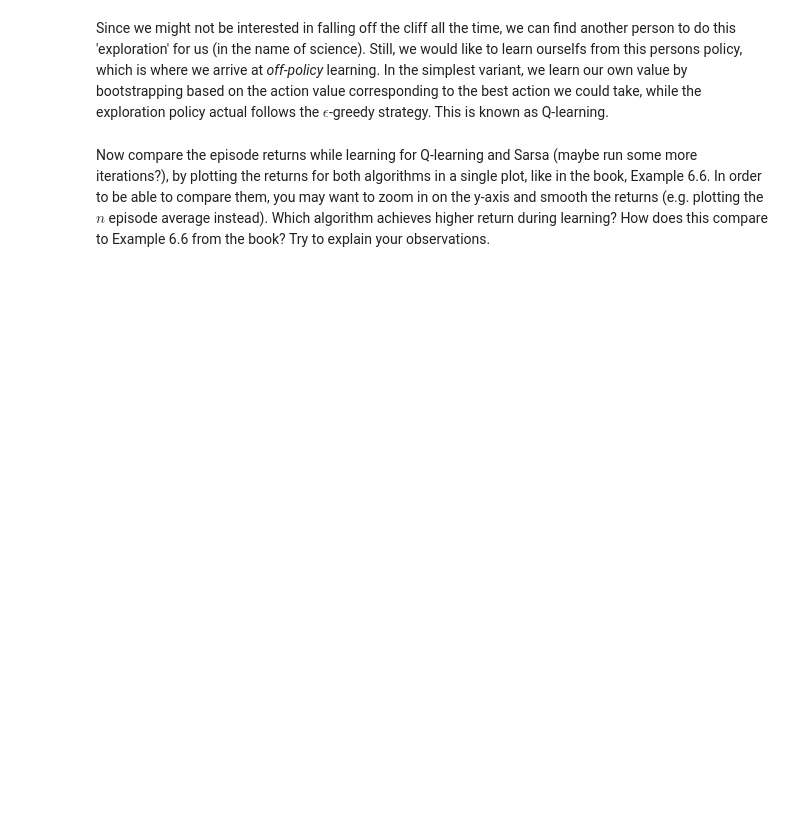
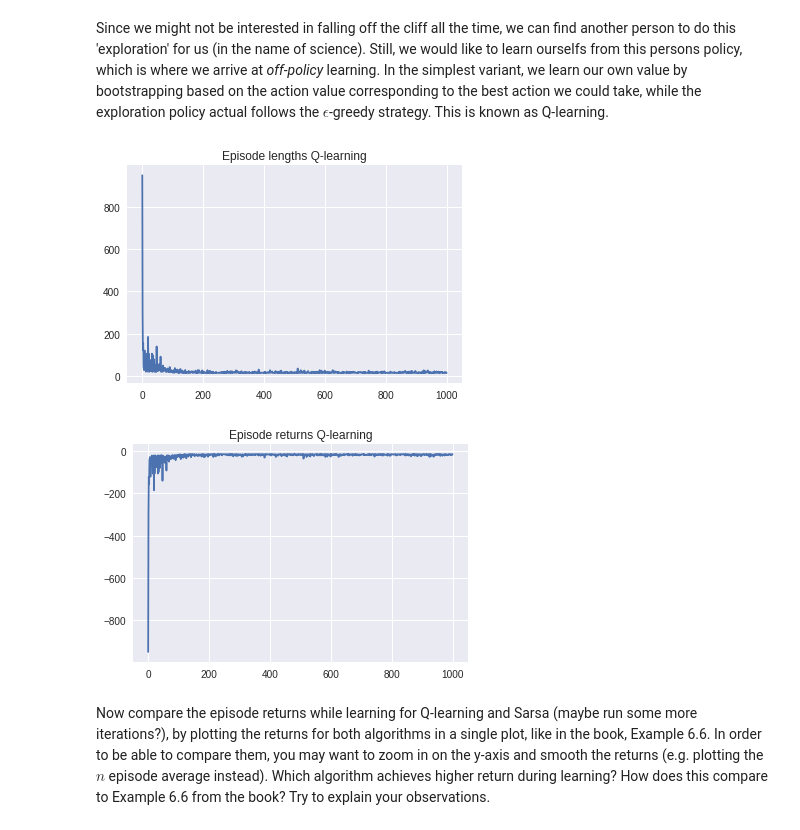
Before and after one commit to askliar/reinforcement-learning, a Jupyter notebook: labs/lab1/lab1_colab.ipynb, the cells around one changed output. Saved outputs shown, nothing was run; the diff lists cells and outputs as text; code cells hidden in the pictures; blank space fills up the shorter version.

```diff
--- a/labs/lab1/lab1_colab.ipynb
+++ b/labs/lab1/lab1_colab.ipynb
@@ -694,37 +877,51 @@ def q_learning(env, num_episodes, discount_factor=1.0, alpha=0.5, epsilon=0.1, Q
         stats is a list of tuples giving the episode lengths and rewards.
     """
 
     # The final action-value function.
     # A nested dictionary that maps state -> (action -> action-value).
     if Q is None:
         Q = defaultdict(lambda: np.zeros(env.action_space.n))
 
     # Keeps track of useful statistics
     stats = []
 
-    # The policy we're following
-    policy = make_epsilon_greedy_policy(Q, epsilon, env.action_space.n)
-
 
     for i_episode in tqdm(range(num_episodes)):
         i = 0
         R = 0
 
-        # YOUR CODE HERE
-        raise NotImplementedError()
+        s = env.reset()
+
+        while True:
+          policy = make_epsilon_greedy_policy(Q, epsilon, env.action_space.n)
+
+          a = np.random.choice(range(env.action_space.n), 1, p=policy(s))[0]
+          s_prime, r, done, _ = env.step(a)
+          i += 1
+          R += r
+          if done:
+            break
+          max_q = np.max(Q[s_prime])
+          Q[s][a] += alpha * (r + discount_factor * max_q - Q[s][a])
+
+          s = s_prime
 
         stats.append((i, R))
+
     episode_lengths, episode_returns = zip(*stats)
     return Q, (episode_lengths, episode_returns)
 
 Q_q_learning, (episode_lengths_q_learning, episode_returns_q_learning) = q_learning(env, 1000)
 
 # We will help you with plotting this time
 plt.plot(episode_lengths_q_learning)
 plt.title('Episode lengths Q-learning')
 plt.show()
 plt.plot(episode_returns_q_learning)
 plt.title('Episode returns Q-learning')
 plt.show()
+# %% [output]
+[figure, added]
+[figure, added]
 # %% [markdown]
 Now compare the episode returns while learning for Q-learning and Sarsa (maybe run some more iterations?), by plotting the returns for both algorithms in a single plot, like in the book, Example 6.6. In order to be able to compare them, you may want to zoom in on the y-axis and smooth the returns (e.g. plotting the $n$ episode average instead). Which algorithm achieves higher return during learning? How does this compare to Example 6.6 from the book? Try to explain your observations.
```
Also changed, not shown: parts of 11 cells of this notebook.
